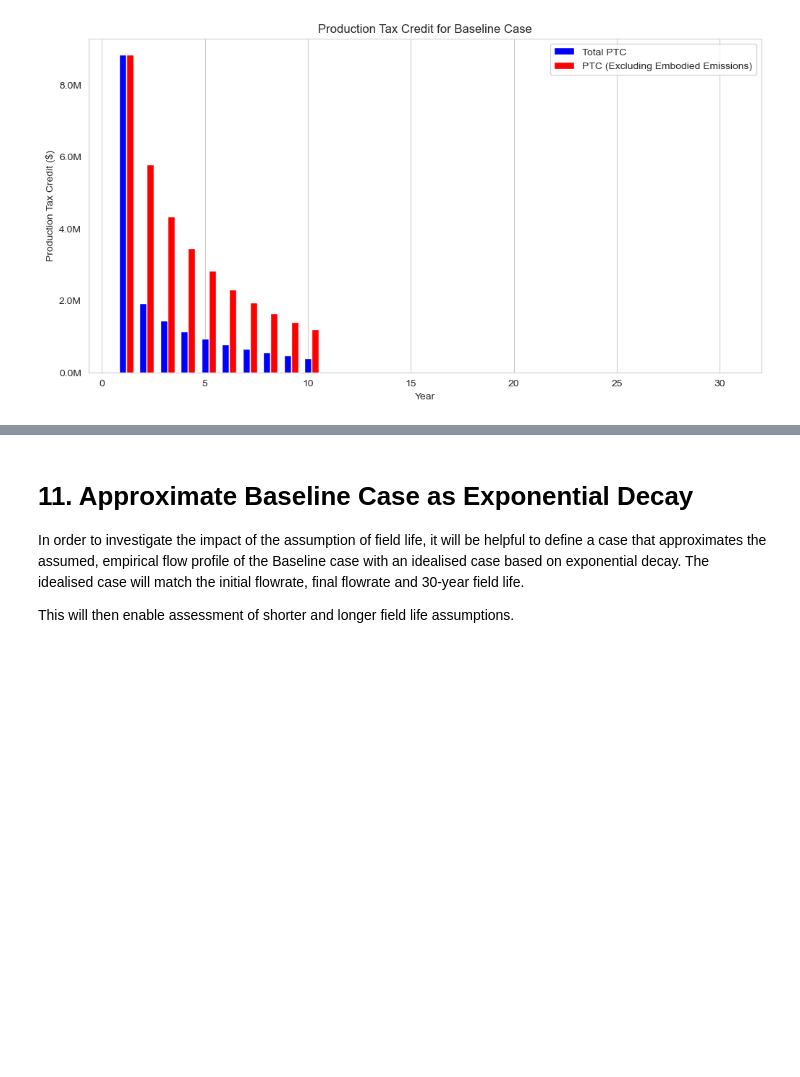
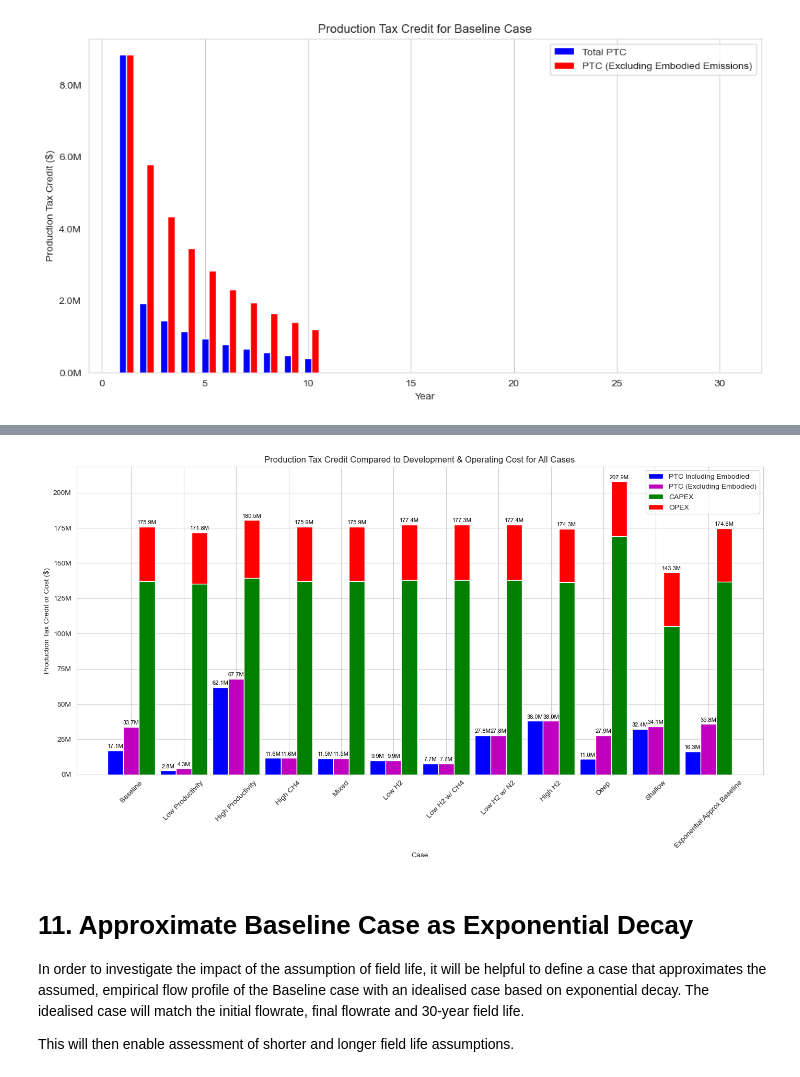
Before and after one commit to tblackfd/Geologic-Hydrogen-LCA-TEA, a Jupyter notebook: BrandtModelReplication_v0_2.ipynb, the cells around one changed output, grey strips where cells are left out. Drawn from its saved outputs; the diff is of its cells as text; code cells hidden in the pictures; blank space fills up the shorter version.

```diff
--- a/BrandtModelReplication_v0_2.ipynb
+++ b/BrandtModelReplication_v0_2.ipynb
@@ -6842,40 +6909,45 @@ def plot_production_tax_credit_all_cases():
 
         present_value_costs = present_value_total_cost(case)
         total_costs.append(present_value_costs['total_cost_present_value'])
         CAPEX_values.append(present_value_costs['total_development_cost'])
         OPEX_values.append(present_value_costs['total_opex_present_value'])
 
     # Plot the results
     plt.figure(figsize=(14, 8))
     bar_width = 0.3
     bar_positions = np.arange(len(cases))
 
-    plt.bar(bar_positions, total_PTC_values, bar_width, label='Total PTC', color='b')
-    plt.bar(bar_positions + bar_width, total_PTC_no_embodied_values, bar_width, label='PTC (Excluding Embodied Emissions)', color='m')
+    plt.bar(bar_positions, total_PTC_values, bar_width, label='PTC Including Embodied', color='b')
+    plt.bar(bar_positions + bar_width, total_PTC_no_embodied_values, bar_width, label='PTC (Excluding Embodied)', color='m')
     plt.bar(bar_positions + bar_width * 2, CAPEX_values, bar_width, label='CAPEX', color='g')
     plt.bar(bar_positions + bar_width * 2, OPEX_values, bar_width, bottom=CAPEX_values, label='OPEX', color='r')
 
     # Add text annotations at the top of the cost bars
     for i in range(len(cases)):
-        plt.text(bar_positions[i] + bar_width * 2, CAPEX_values[i] + OPEX_values[i] + 1e6, f'{total_costs[i]/1e6:.1f}M', ha='center', va='bottom', color='black')
-        plt.text(bar_positions[i], total_PTC_values[i] + 1e6, f'{total_PTC_values[i]/1e6:.1f}M', ha='center', va='bottom', color='black')
-        plt.text(bar_positions[i] + bar_width, total_PTC_no_embodied_values[i] + 1e6, f'{total_PTC_no_embodied_values[i]/1e6:.1f}M', ha='center', va='bottom', color='black')
+        plt.text(bar_positions[i] + bar_width * 2, CAPEX_values[i] + OPEX_values[i] + 1e6, f'{total_costs[i]/1e6:.1f}M', ha='center', va='bottom', color='black',size=8)
+        plt.text(bar_positions[i], total_PTC_values[i] + 1e6, f'{total_PTC_values[i]/1e6:.1f}M', ha='center', va='bottom', color='black',size=8)
+        plt.text(bar_positions[i] + bar_width, total_PTC_no_embodied_values[i] + 1e6, f'{total_PTC_no_embodied_values[i]/1e6:.1f}M', ha='center', va='bottom', color='black',size=8)
 
     plt.xlabel('Case')
     plt.ylabel('Production Tax Credit or Cost ($)')
-    plt.title('Production Tax Credit Compared to Development Cost for All Cases')
+    plt.title('Production Tax Credit Compared to Development & Operating Cost for All Cases')
     plt.xticks(bar_positions + bar_width, cases, rotation=45)
-    plt.legend()
+    #Show the legend on the top-right of the plot, ensuring it does not overlap with the bars
+    plt.legend(loc='upper right')
+
     plt.grid(axis='y')
+    plt.grid(True)
     plt.tight_layout()
 
     # Format the y-axis to show values in millions of dollars
     plt.gca().yaxis.set_major_formatter(plt.FuncFormatter(lambda x, _: f'{x / 1e6:.0f}M'))
 
     plt.show()
 
 # Example usage
 plot_production_tax_credit_all_cases()
+# %% [output]
+[figure, added]
 # %% [markdown]
 # 11. Approximate Baseline Case as Exponential Decay
 
```
Also changed, not shown: parts of 6 cells of this notebook.
